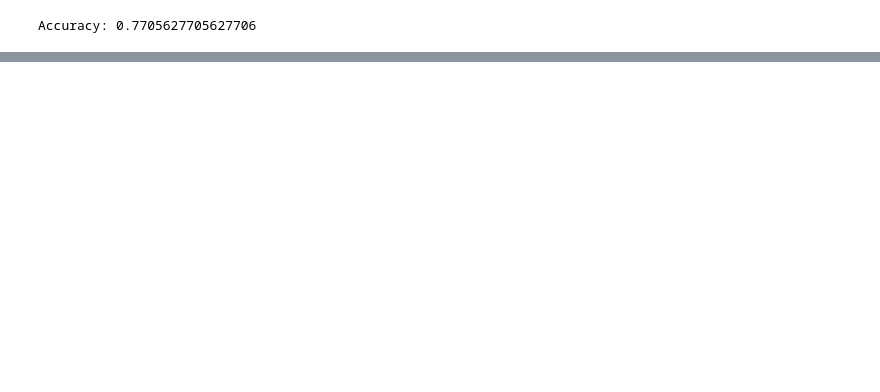
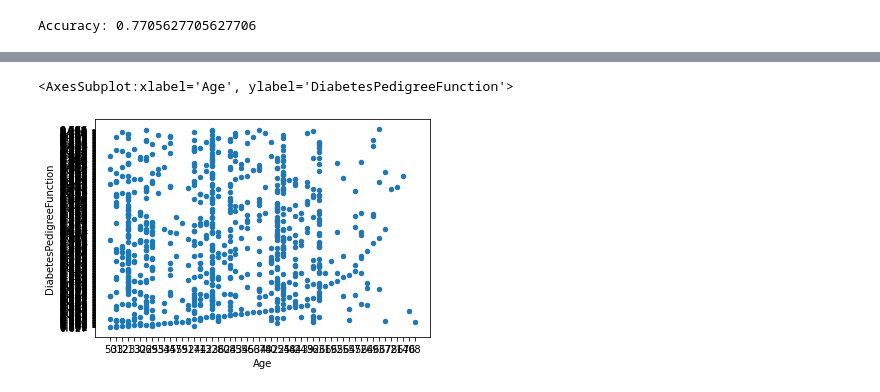
Before and after one commit to WrathTitan/pythonLearnings, a Jupyter notebook: notebooks/decisiontree.ipynb, the cells around one changed output, grey strips where cells are left out. Cells and saved outputs as stored; diff of their text form; code cells hidden in the pictures; blank space fills up the shorter version.

```diff
--- a/notebooks/decisiontree.ipynb
+++ b/notebooks/decisiontree.ipynb
@@ -211,0 +284,5 @@ Accuracy: 0.7705627705627706
+# %%
+X.plot(x="Age",y="DiabetesPedigreeFunction",kind="scatter")
+# %% [output]
+<AxesSubplot:xlabel='Age', ylabel='DiabetesPedigreeFunction'>
+[figure, added]
```
Also changed, not shown: parts of 10 cells of this notebook, 7 other files.
